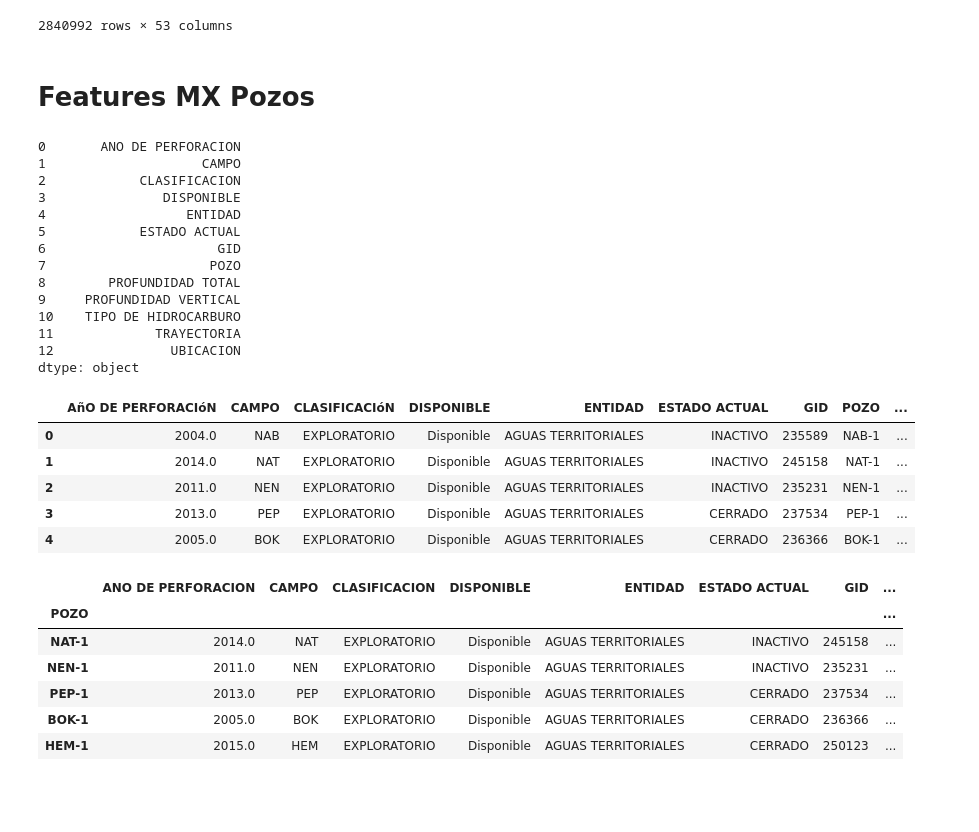
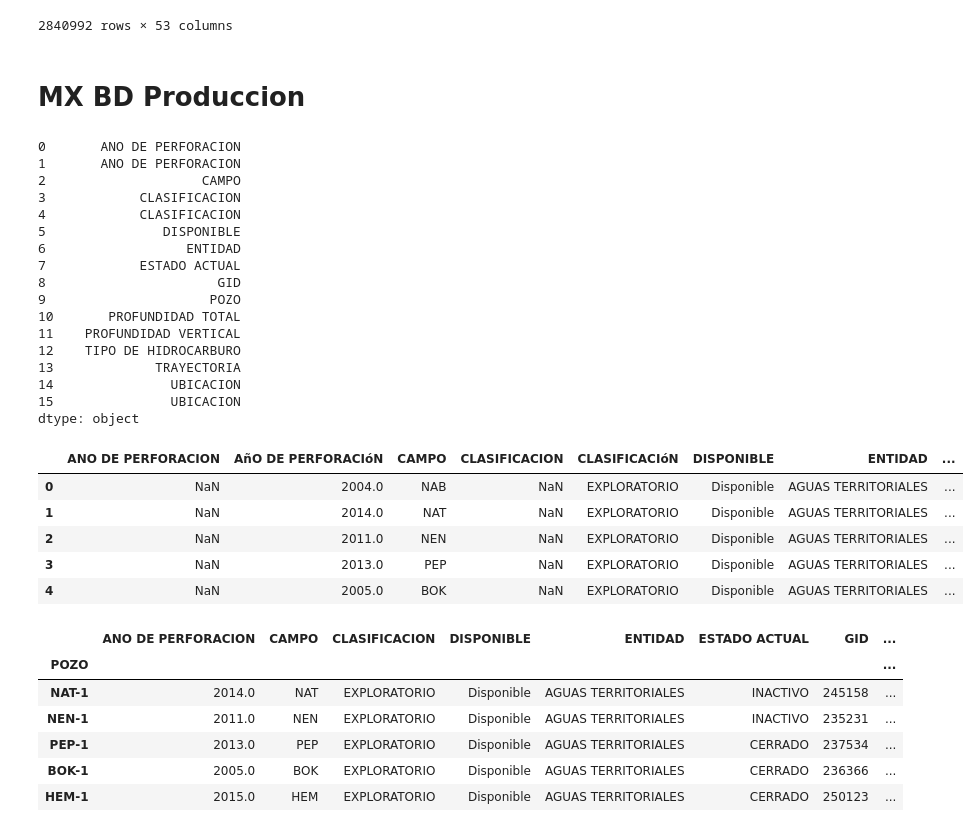
Before and after one commit to eliasft/projects, a Jupyter notebook: benchmarks_v1.ipynb, the cells around one changed output. Drawn from its saved outputs; the diff is of its cells as text; code cells hidden in the pictures; blank space fills up the shorter version.

```diff
--- a/benchmarks_v1.ipynb
+++ b/benchmarks_v1.ipynb
@@ -321,48 +314,51 @@ display(df)
 | 2840991 | 999999 | 0.026996 | 0.016246 | NaN | 0.0 | Tampico-Misantla | 1-Nov-2014 | 0.004659 | ... |
 2840992 rows × 53 columns
 # %% [markdown]
-# Features MX Pozos
+# MX BD Produccion
 # %%
-path=r'C:/Users/elias/Google Drive/python/csv/benchmark/mx_pozos/'
+path=r'C:/Users/elias/Google Drive/python/csv/benchmark/mexico/mx_pozos/'
 files = os.listdir(path)
 files_csv = [f for f in files if f[-3:] == 'csv']
 df = pd.DataFrame()
 for f in files_csv:
     data = pd.read_csv(path+f,header='infer',
                          skip_blank_lines=True,
                          skipinitialspace=True,
                          na_filter=True)
 
     df = df.append(data,sort=True)
 
 lista_campos=pd.Series(df.columns)
 
 for x in lista_campos:
            lista_campos=lista_campos.str.normalize('NFKD').str.encode('ascii', errors='ignore').str.decode('utf-8')
            lista_campos=lista_campos.str.upper()
 
 display(lista_campos,df.head())
 # %% [output]
 0       ANO DE PERFORACION
-1                    CAMPO
-2            CLASIFICACION
-3               DISPONIBLE
-4                  ENTIDAD
-5            ESTADO ACTUAL
-6                      GID
-7                     POZO
-8        PROFUNDIDAD TOTAL
-9     PROFUNDIDAD VERTICAL
-10    TIPO DE HIDROCARBURO
-11             TRAYECTORIA
-12               UBICACION
+1       ANO DE PERFORACION
+2                    CAMPO
+3            CLASIFICACION
+4            CLASIFICACION
+5               DISPONIBLE
+6                  ENTIDAD
+7            ESTADO ACTUAL
+8                      GID
+9                     POZO
+10       PROFUNDIDAD TOTAL
+11    PROFUNDIDAD VERTICAL
+12    TIPO DE HIDROCARBURO
+13             TRAYECTORIA
+14               UBICACION
+15               UBICACION
 dtype: object
-|  | AñO DE PERFORACIóN | CAMPO | CLASIFICACIóN | DISPONIBLE | ENTIDAD | ESTADO ACTUAL | GID | POZO | ... |
-| 0 | 2004.0 | NAB | EXPLORATORIO | Disponible | AGUAS TERRITORIALES | INACTIVO | 235589 | NAB-1 | ... |
-| 1 | 2014.0 | NAT | EXPLORATORIO | Disponible | AGUAS TERRITORIALES | INACTIVO | 245158 | NAT-1 | ... |
-| 2 | 2011.0 | NEN | EXPLORATORIO | Disponible | AGUAS TERRITORIALES | INACTIVO | 235231 | NEN-1 | ... |
-| 3 | 2013.0 | PEP | EXPLORATORIO | Disponible | AGUAS TERRITORIALES | CERRADO | 237534 | PEP-1 | ... |
-| 4 | 2005.0 | BOK | EXPLORATORIO | Disponible | AGUAS TERRITORIALES | CERRADO | 236366 | BOK-1 | ... |
+|  | ANO DE PERFORACION | AñO DE PERFORACIóN | CAMPO | CLASIFICACION | CLASIFICACIóN | DISPONIBLE | ENTIDAD | ... |
+| 0 | NaN | 2004.0 | NAB | NaN | EXPLORATORIO | Disponible | AGUAS TERRITORIALES | ... |
+| 1 | NaN | 2014.0 | NAT | NaN | EXPLORATORIO | Disponible | AGUAS TERRITORIALES | ... |
+| 2 | NaN | 2011.0 | NEN | NaN | EXPLORATORIO | Disponible | AGUAS TERRITORIALES | ... |
+| 3 | NaN | 2013.0 | PEP | NaN | EXPLORATORIO | Disponible | AGUAS TERRITORIALES | ... |
+| 4 | NaN | 2005.0 | BOK | NaN | EXPLORATORIO | Disponible | AGUAS TERRITORIALES | ... |
 # %%
 def multiple_load(path):
     global df
```
Also changed, not shown: parts of 25 cells of this notebook, 3 other files.
